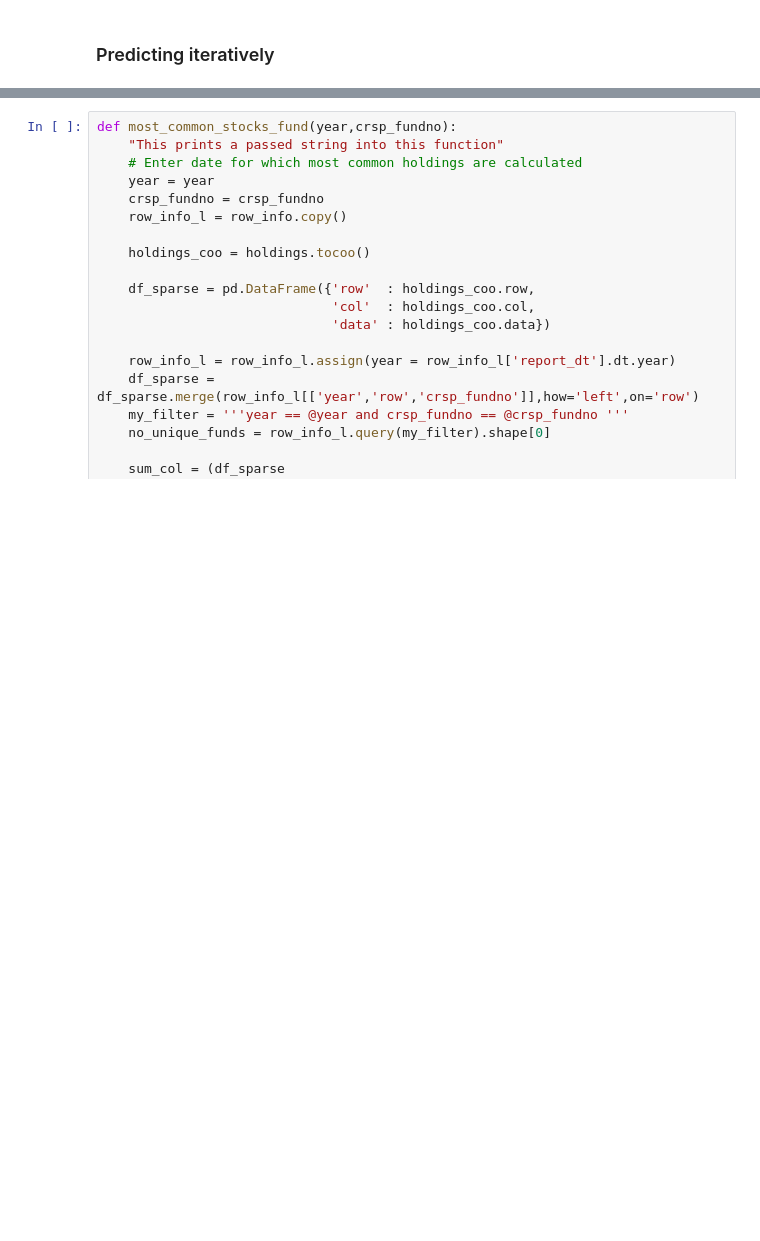
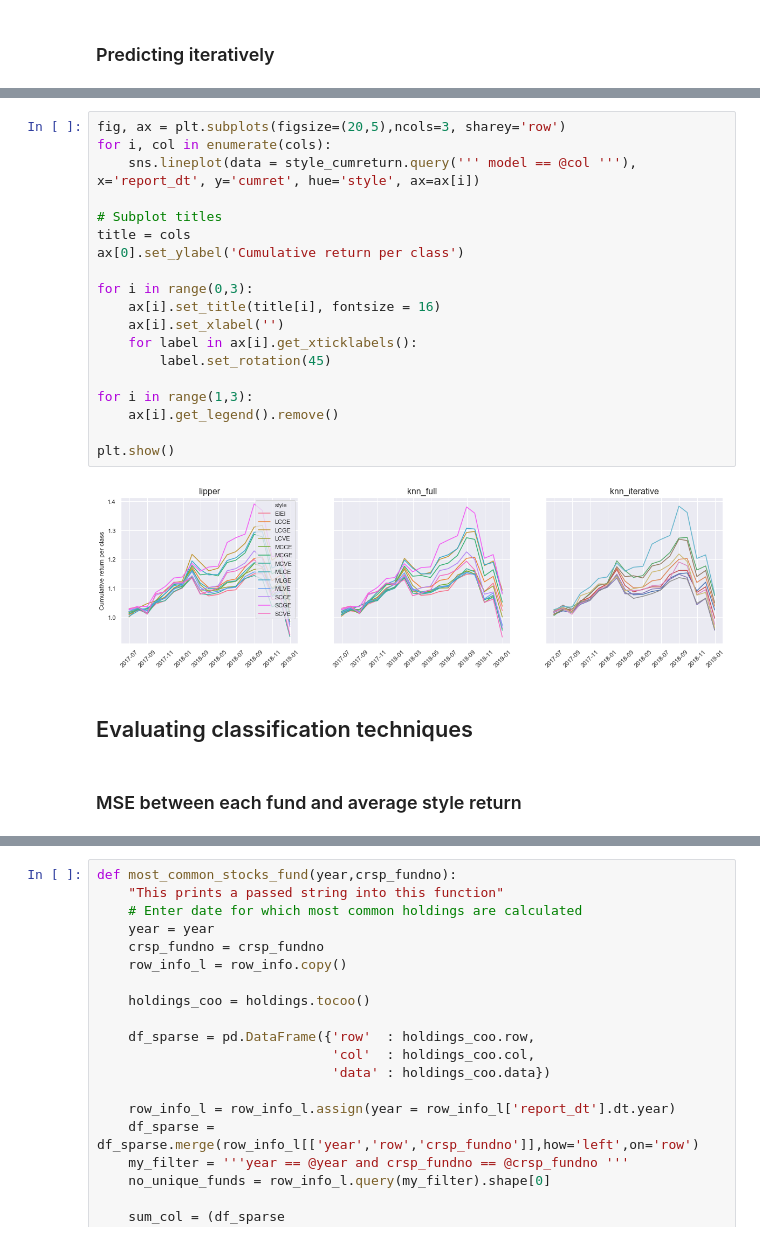
Before and after one commit to Amglex/Mutual-Funds, a Jupyter notebook: notebooks/040 - Classification.ipynb, the cells around one changed output, grey strips where cells are left out. Cells and saved outputs as stored; diff of their text form; blank space fills up the shorter version.

```diff
--- a/notebooks/040 - Classification.ipynb
+++ b/notebooks/040 - Classification.ipynb
@@ -205,0 +275,25 @@ print(classification_report(comparing_df.true, comparing_df.predicted))
+# %%
+fig, ax = plt.subplots(figsize=(20,5),ncols=3, sharey='row')
+for i, col in enumerate(cols):
+    sns.lineplot(data = style_cumreturn.query(''' model == @col '''), x='report_dt', y='cumret', hue='style', ax=ax[i])
+
+# Subplot titles
+title = cols
+ax[0].set_ylabel('Cumulative return per class')
+
+for i in range(0,3):
+    ax[i].set_title(title[i], fontsize = 16)
+    ax[i].set_xlabel('')
+    for label in ax[i].get_xticklabels():
+        label.set_rotation(45)
+
+for i in range(1,3):
+    ax[i].get_legend().remove()
+
+plt.show()
+# %% [output]
+[figure, added]
+# %% [markdown]
+## Evaluating classification techniques
+# %% [markdown]
+### MSE between each fund and average style return
```
Also changed, not shown: parts of 27 cells of this notebook.
